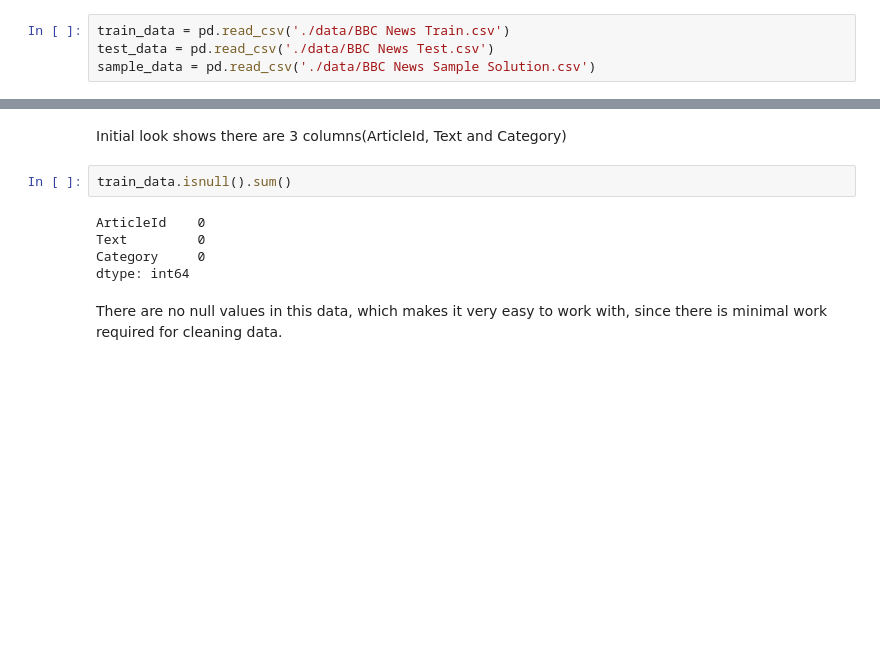
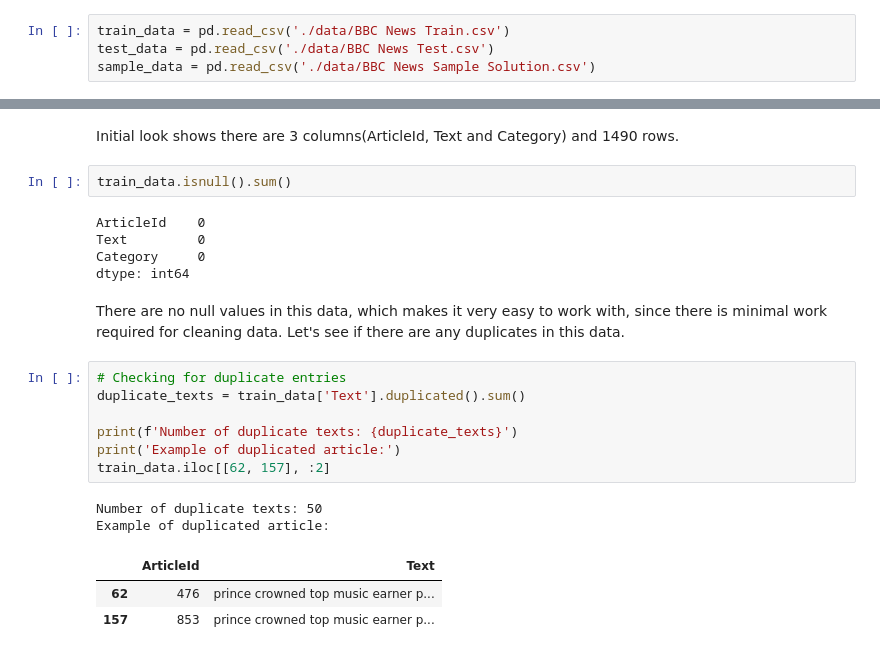
Before and after one commit to JudoboyAlex/bbc_news_classification, a Jupyter notebook: bbc_news_classification.ipynb, the cells around one changed output, grey strips where cells are left out. Drawn from its saved outputs; the diff is of its cells as text; blank space fills up the shorter version.

```diff
--- a/bbc_news_classification.ipynb
+++ b/bbc_news_classification.ipynb
@@ -60,5 +92,5 @@ train_data.head()
 # %% [markdown]
-Initial look shows there are 3 columns(ArticleId, Text and Category)
+Initial look shows there are 3 columns(ArticleId, Text and Category) and 1490 rows.
 # %%
 train_data.isnull().sum()
 # %% [output]
@@ -68,3 +100,17 @@ Category     0
 dtype: int64
 # %% [markdown]
 There are no null values in this data, which makes it very easy to work with, since there is minimal work required for cleaning data.
+Let's see if there are any duplicates in this data.
+# %%
+# Checking for duplicate entries
+duplicate_texts = train_data['Text'].duplicated().sum()
+
+print(f'Number of duplicate texts: {duplicate_texts}')
+print('Example of duplicated article:')
+train_data.iloc[[62, 157], :2]
+# %% [output]
+Number of duplicate texts: 50
+Example of duplicated article:
+|  | ArticleId | Text |
+| 62 | 476 | prince crowned top music earner p... |
+| 157 | 853 | prince crowned top music earner p... |
```
Also changed, not shown: parts of 14 cells of this notebook.
